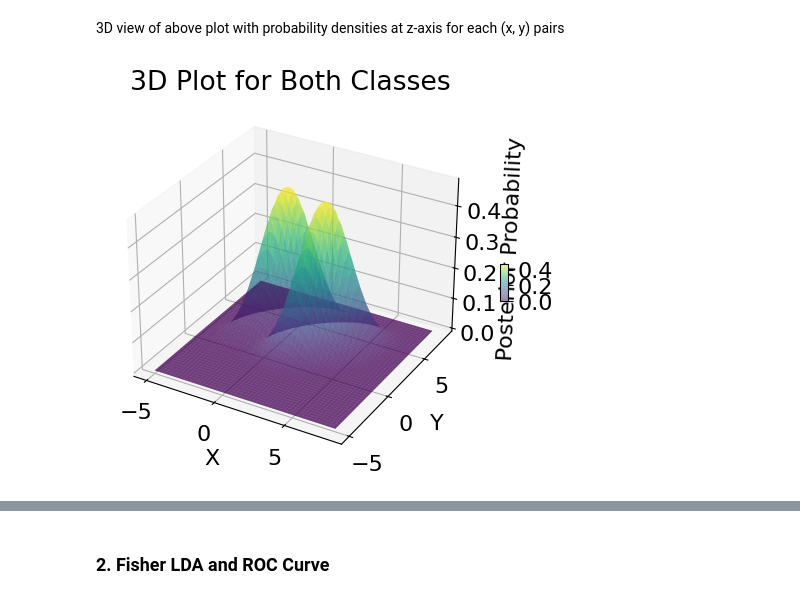
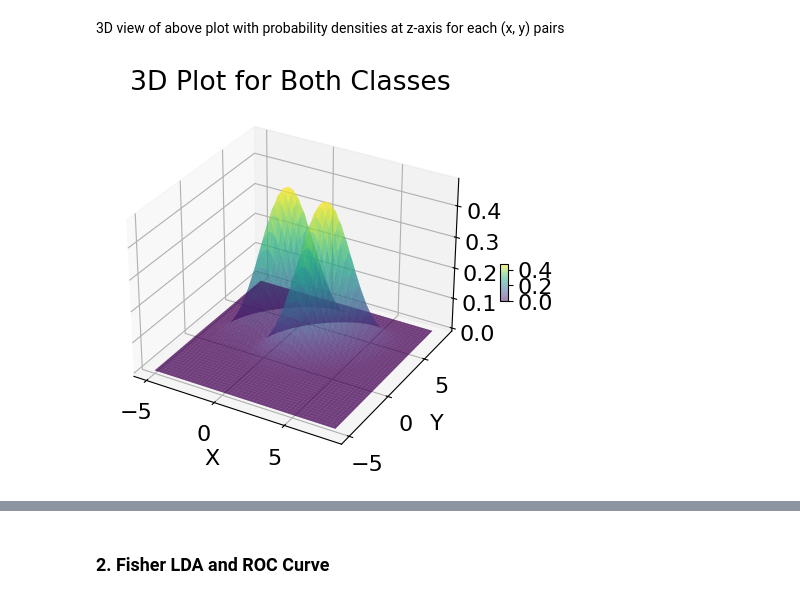
Before and after one commit to EshanJayasundara/Machine_Learning_Lab, a Jupyter notebook: Lab03/ML_LAB_03.ipynb, the cells around one changed output, grey strips where cells are left out. Cells and saved outputs as stored; diff of their text form; code cells hidden in the pictures.

```diff
--- a/Lab03/ML_LAB_03.ipynb
+++ b/Lab03/ML_LAB_03.ipynb
@@ -76,30 +76,29 @@ plt.contour(Xp2, Yp2, Zp2, 3)
 # %%
 import matplotlib.pyplot as plt
 from mpl_toolkits.mplot3d import Axes3D
 
 # Assuming you already have X, Y, and Z for both classes from posteriorPlot function
 
 fig = plt.figure()
 ax = fig.add_subplot(111, projection='3d')
 
 # Plot the surfaces for class 1
 surf1 = ax.plot_surface(Xp1, Yp1, Zp1, cmap='viridis', alpha=0.5)
 
 # Plot the surfaces for class 2
 surf2 = ax.plot_surface(Xp2, Yp2, Zp2, cmap='viridis', alpha=0.5)
 
 # Add labels and title
 ax.set_xlabel('X')
 ax.set_ylabel('Y')
-ax.set_zlabel('Posterior Probability')
 ax.set_title('3D Plot for Both Classes')
 
 # Add color bar
 fig.colorbar(surf1, ax=ax, shrink=0.1, aspect=5)
 
 plt.show()
 # %% [output]
-[figure, old version]
+[figure, new version]
 # %% [markdown]
 ##### posteriorPlot(nx, ny, m1, C1, m2, C2, P1, P2):
 + This function calculates the posterior probability of a two-class problem.
```
Also changed, not shown: parts of 22 cells of this notebook, 4 other files.
